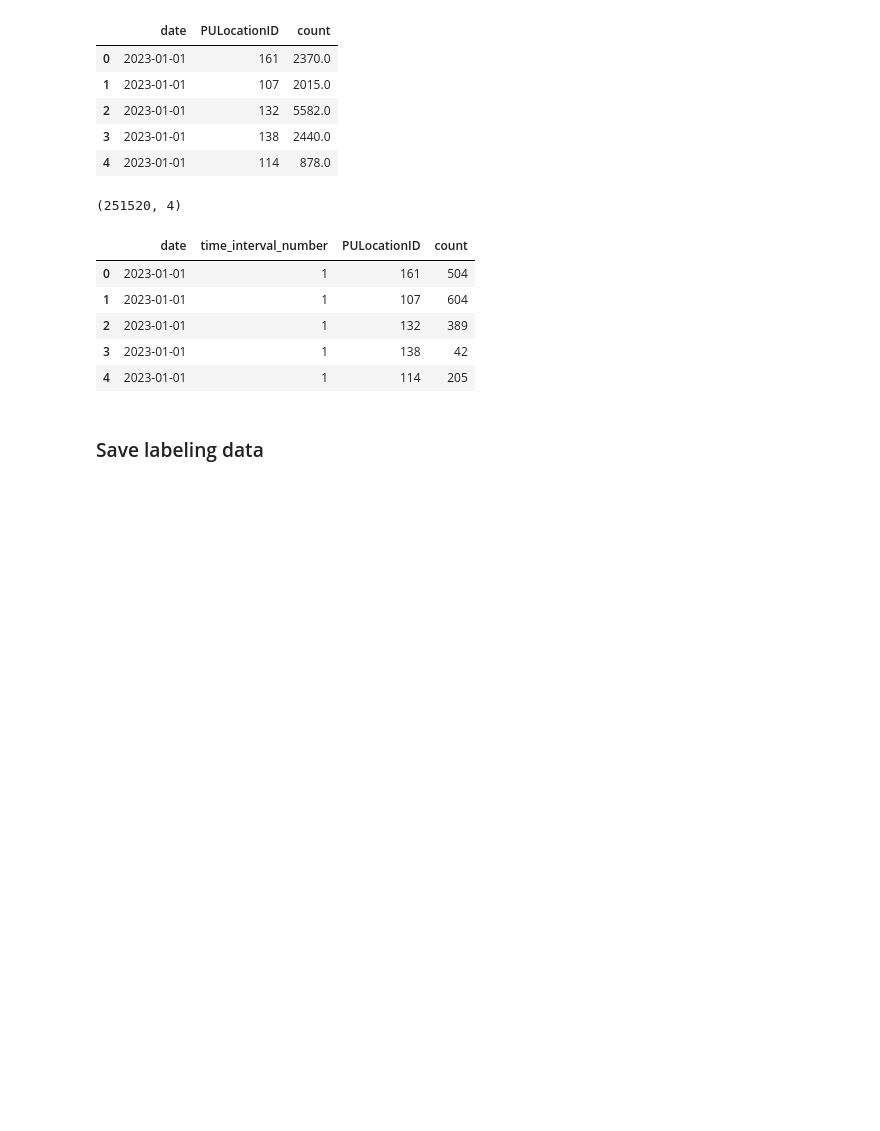
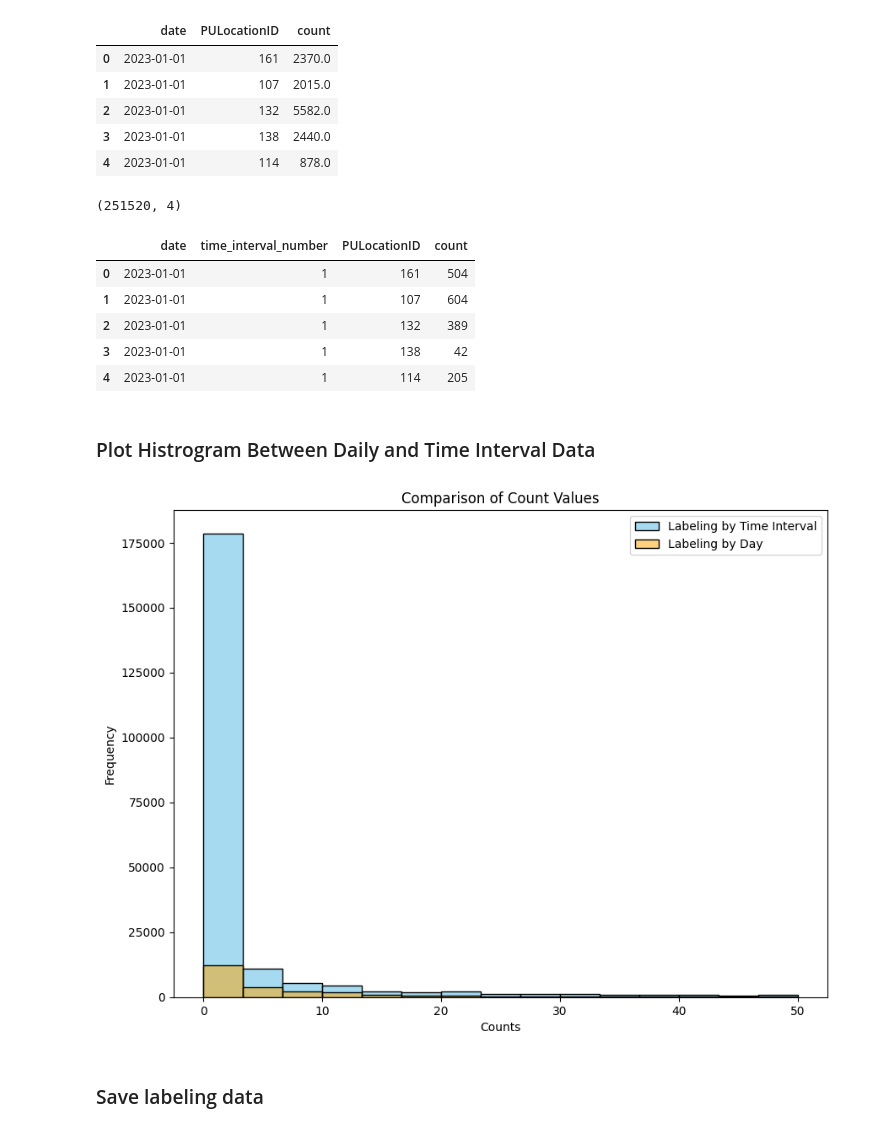
Before and after one commit to MohammadVatani/demand_prediction, a Jupyter notebook: based_on_time_interval/labeling/labeling.ipynb, the cells around one changed output. Saved outputs shown, nothing was run; the diff lists cells and outputs as text; code cells hidden in the pictures; blank space fills up the shorter version.

Commit message:
add distribution plot and feature engineering

```diff
--- a/based_on_time_interval/labeling/labeling.ipynb
+++ b/based_on_time_interval/labeling/labeling.ipynb
@@ -117,6 +123,40 @@ labels_time_df.head()
 | 2 | 2023-01-01 | 1 | 132 | 389 |
 | 3 | 2023-01-01 | 1 | 138 | 42 |
 | 4 | 2023-01-01 | 1 | 114 | 205 |
+# %% [markdown]
+### Plot Histrogram Between Daily and Time Interval Data
+# %%
+def dist_dayVStime(df1: pd.DataFrame, df2: pd.DataFrame, start_range_demand: int, end_range_demand: int):
+    plt.figure(figsize=(10, 7.5))
+
+    sns.histplot(data=df2,
+                 x='count',
+                 alpha=0.75,
+                 bins=15,
+                 binrange=(start_range_demand, end_range_demand),
+                 multiple='dodge',
+                 color='skyblue',
+                 label='Labeling by Time Interval')
+
+    sns.histplot(data=df1,
+                 x='count',
+                 alpha=0.5,
+                 bins=15,
+                 binrange=(start_range_demand, end_range_demand),
+                 multiple='dodge',
+                 color='orange',
+                 label='Labeling by Day')
+
+    plt.title('Histogram Of Distribution')
+    plt.xlabel('Counts')
+    plt.ylabel('Frequency')
+    plt.title('Comparison of Count Values')
+    plt.legend()
+    plt.show()
+# %%
+dist_dayVStime(labels_day_df, labels_time_df, 0, 50)
+# %% [output]
+[figure, added]
 # %% [markdown]
 ### Save labeling data
 # %%
```
Also changed, not shown: parts of 9 cells of this notebook, 1 other file.
